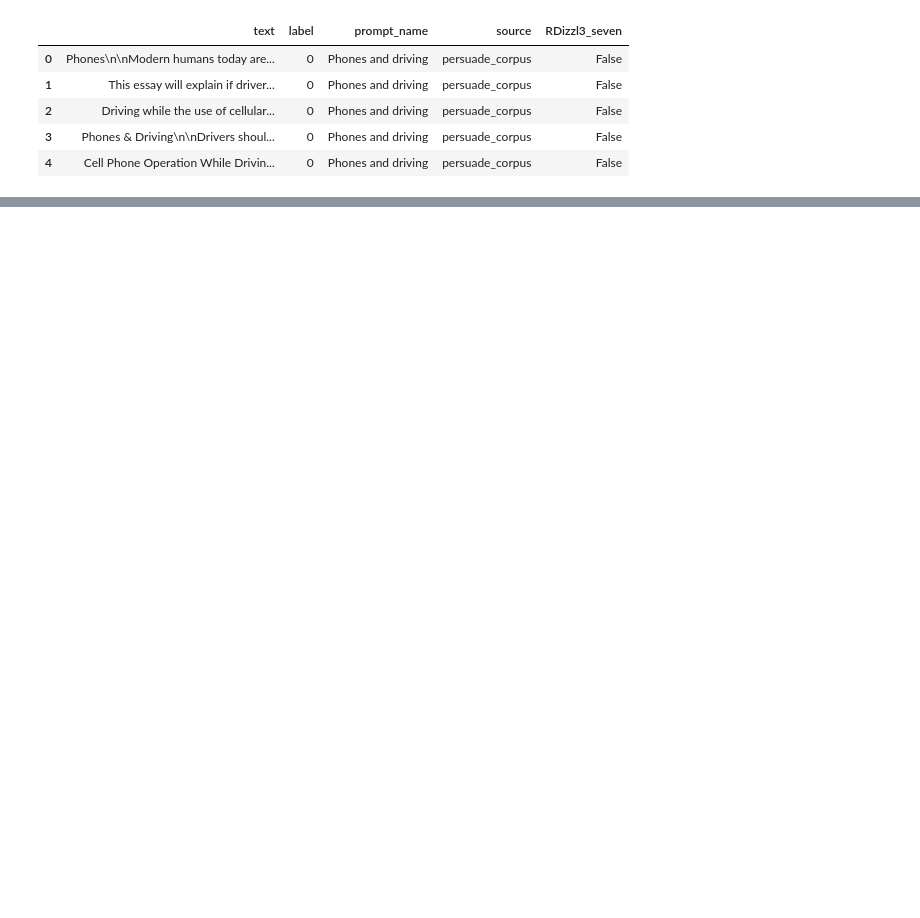
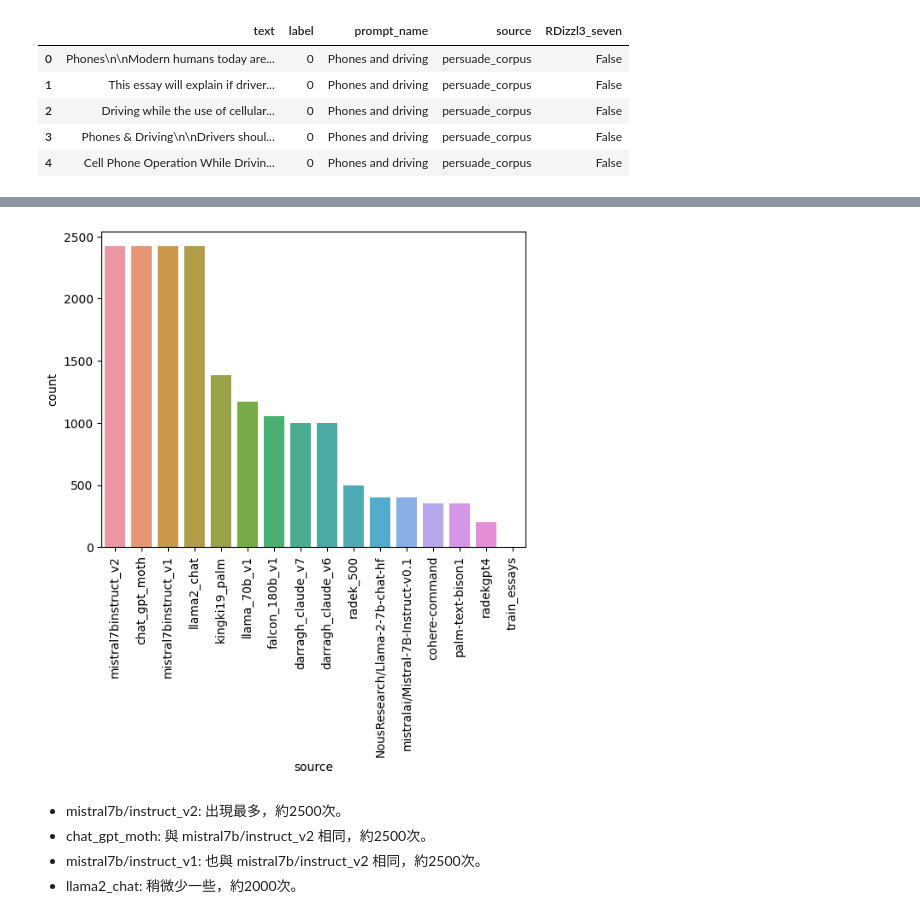
Before and after one commit to whats2000/LLMGenerateTextClassifier, a Jupyter notebook: LanguageModelClassifier/Classifier.ipynb, the cells around one changed output, grey strips where cells are left out. Cells and saved outputs as stored; diff of their text form; code cells hidden in the pictures; blank space fills up the shorter version.

```diff
--- a/LanguageModelClassifier/Classifier.ipynb
+++ b/LanguageModelClassifier/Classifier.ipynb
@@ -36,0 +97,13 @@ df.head()
+# %%
+# Check distribution of the Source column for AI generated
+subset = df[df['label'] == 1]
+sns.countplot(x='source', data=subset, order=subset['source'].value_counts().index)
+plt.xticks(rotation=90)
+plt.show()
+# %% [output]
+[figure, added]
+# %% [markdown]
+- mistral7b/instruct_v2: 出現最多，約2500次。
+- chat_gpt_moth: 與 mistral7b/instruct_v2 相同，約2500次。
+- mistral7b/instruct_v1: 也與 mistral7b/instruct_v2 相同，約2500次。
+- llama2_chat: 稍微少一些，約2000次。
```
Also changed, not shown: parts of 41 cells of this notebook, 1 other file.
